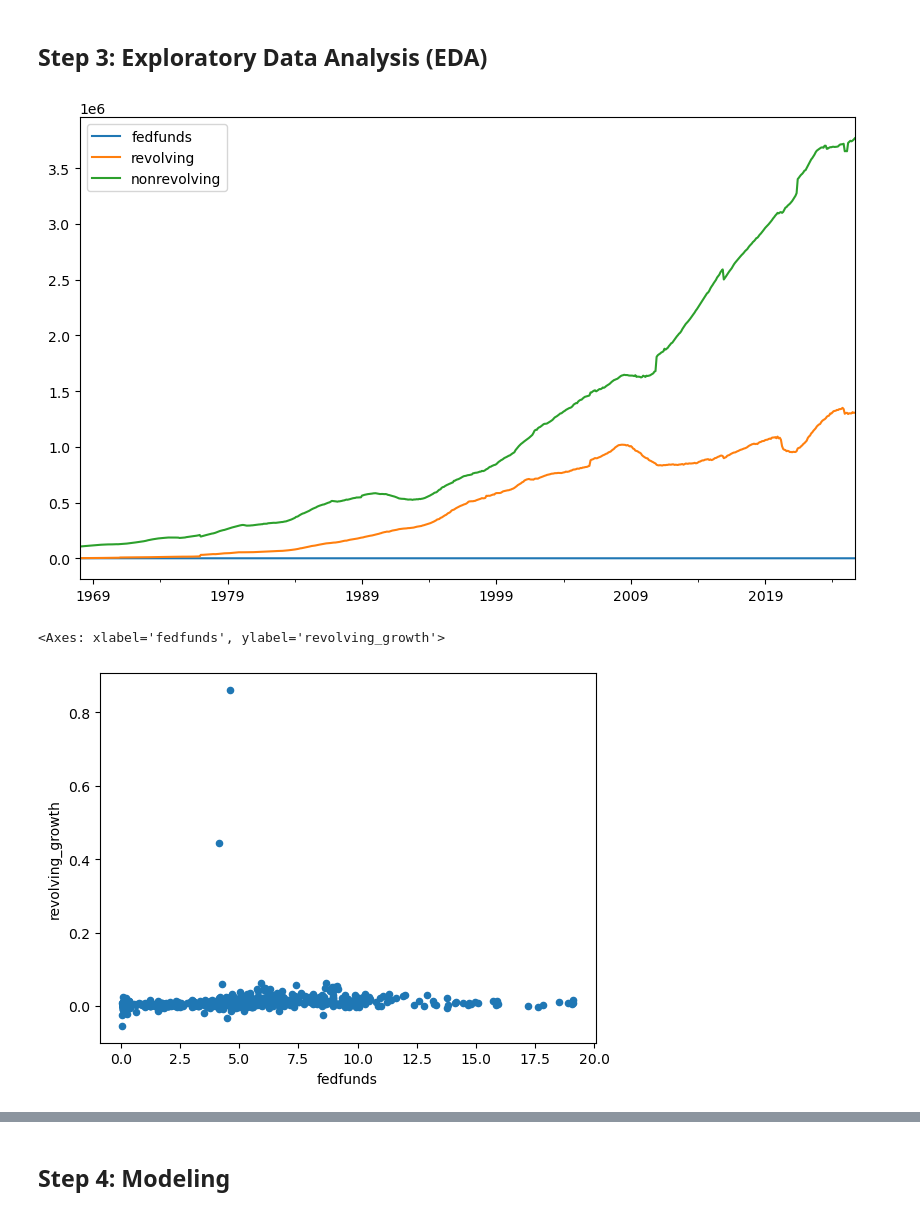
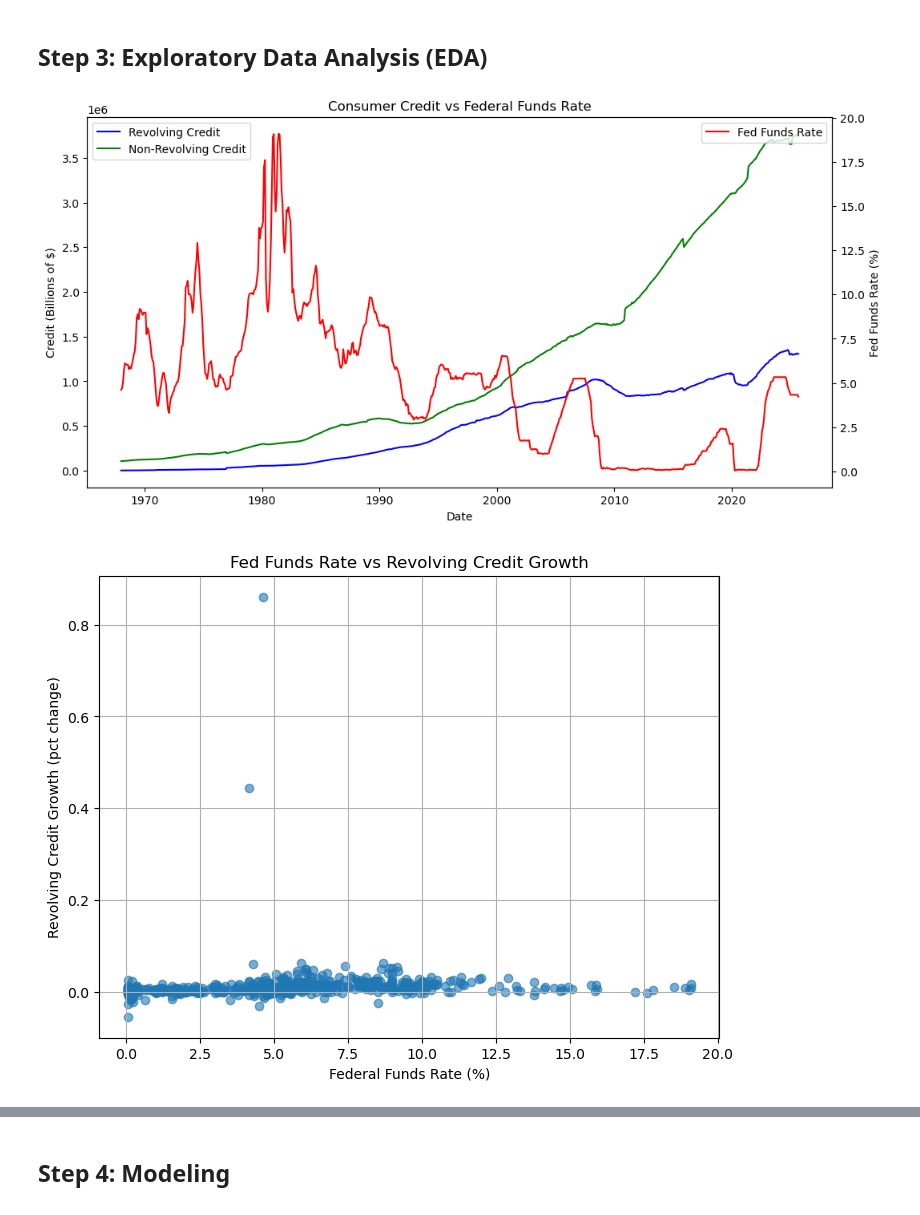
Before and after one commit to c-jimmy1/Data-Science, a Jupyter notebook: assign3/src/assign3.ipynb, the cells around one changed output, grey strips where cells are left out. Cells and saved outputs as stored; diff of their text form; code cells hidden in the pictures.

```diff
--- a/assign3/src/assign3.ipynb
+++ b/assign3/src/assign3.ipynb
@@ -89,14 +89,53 @@ logger.info("Datasets loaded and cleaned.")
 # %% [markdown]
 ## Step 3: Exploratory Data Analysis (EDA)
 # %%
+# --- Growth rate calculations ---
 df['revolving_growth'] = df['revolving'].pct_change()
 df['nonrev_growth'] = df['nonrevolving'].pct_change()
 
-df[['fedfunds','revolving','nonrevolving']].plot(figsize=(10,6))
+# ---------------------------------------------------------------
+# TIME-SERIES PLOT with dual y-axes (so fed funds is visible)
+# ---------------------------------------------------------------
+fig, ax1 = plt.subplots(figsize=(12,6))
+
+# Plot credit levels
+ax1.plot(df.index, df['revolving'], label='Revolving Credit', color='blue')
+ax1.plot(df.index, df['nonrevolving'], label='Non-Revolving Credit', color='green')
+ax1.set_xlabel("Date")
+ax1.set_ylabel("Credit (Billions of $)")
+ax1.legend(loc="upper left")
+
+# Second axis for Fed Funds Rate
+ax2 = ax1.twinx()
+ax2.plot(df.index, df['fedfunds'], label='Fed Funds Rate', color='red')
+ax2.set_ylabel("Fed Funds Rate (%)")
+ax2.legend(loc="upper right")
+
+plt.title("Consumer Credit vs Federal Funds Rate")
 plt.show()
 
-df.plot.scatter(x='fedfunds', y='revolving_growth')
+# ---------------------------------------------------------------
+# SCATTER PLOTS (Cleaned for NaNs)
+# ---------------------------------------------------------------
+df_scatter = df[['fedfunds', 'revolving_growth', 'nonrev_growth']].dropna()
+
+# Revolving credit growth vs interest rate
+plt.figure(figsize=(8,6))
+plt.scatter(df_scatter['fedfunds'], df_scatter['revolving_growth'], alpha=0.6)
+plt.xlabel("Federal Funds Rate (%)")
+plt.ylabel("Revolving Credit Growth (pct change)")
+plt.title("Fed Funds Rate vs Revolving Credit Growth")
+plt.grid(True)
+plt.show()
+
+# Non-revolving credit growth vs interest rate
+plt.figure(figsize=(8,6))
+plt.scatter(df_scatter['fedfunds'], df_scatter['nonrev_growth'], alpha=0.6, color='orange')
+plt.xlabel("Federal Funds Rate (%)")
+plt.ylabel("Non-Revolving Credit Growth (pct change)")
+plt.title("Fed Funds Rate vs Non-Revolving Credit Growth")
+plt.grid(True)
+plt.show()
 # %% [output]
-[figure, old version]
+[figure, new version]
-<Axes: xlabel='fedfunds', ylabel='revolving_growth'>
-[figure, old version]
+[figure, new version]
```
Also changed, not shown: parts of 1 cell of this notebook.
